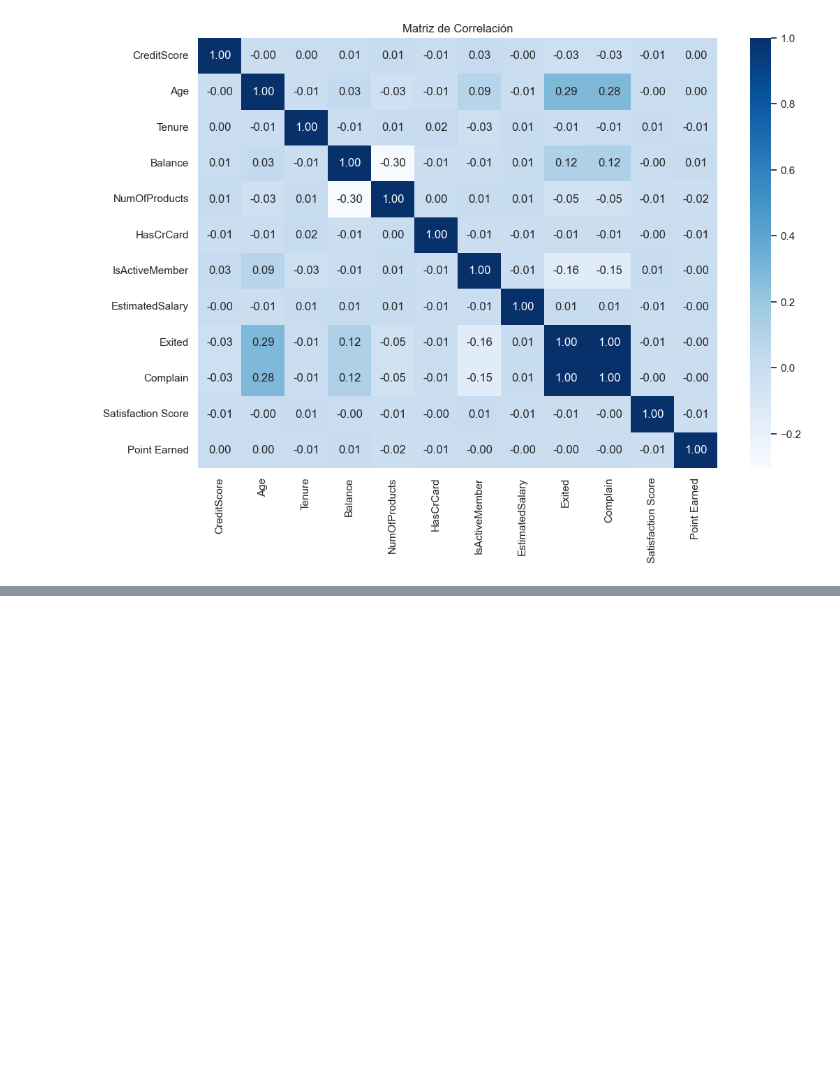
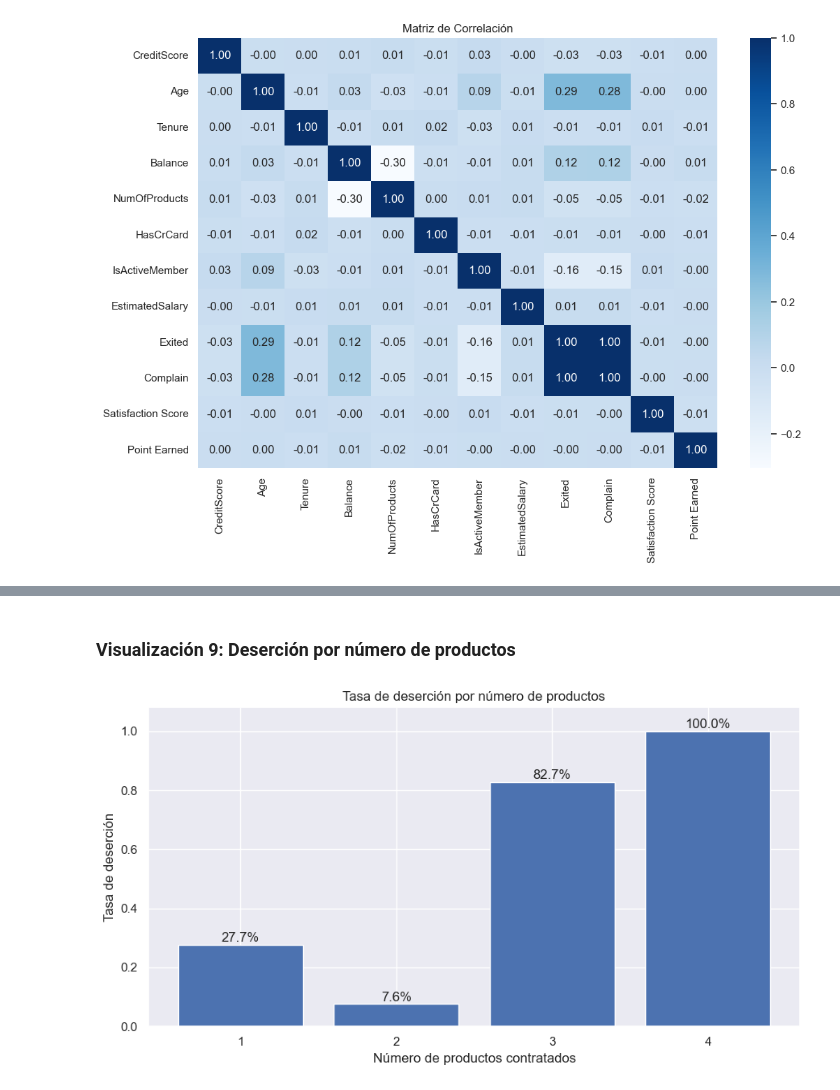
Before and after one commit to vysery98/laboratorio-3, a Jupyter notebook: main.ipynb, the cells around one changed output, grey strips where cells are left out. Cells and saved outputs as stored; diff of their text form; code cells hidden in the pictures; blank space fills up the shorter version.

```diff
--- a/main.ipynb
+++ b/main.ipynb
@@ -175,0 +309,21 @@ plt.show()
+# %% [markdown]
+### Visualización 9: Deserción por número de productos
+# %%
+productos_churn = tasa_churn_por_variable(df_segmentos, "NumOfProducts").sort_values("NumOfProducts")
+
+plt.figure(figsize=(9,5))
+plt.bar(productos_churn["NumOfProducts"].astype(str), productos_churn["Tasa_Churn"])
+
+plt.title("Tasa de deserción por número de productos")
+plt.xlabel("Número de productos contratados")
+plt.ylabel("Tasa de deserción")
+plt.ylim(0, productos_churn["Tasa_Churn"].max() + 0.08)
+
+for i, value in enumerate(productos_churn["Tasa_Churn"]):
+    plt.text(i, value + 0.01, f"{value:.1%}", ha="center")
+
+plt.tight_layout()
+plt.savefig("screenshots/aporte_churn_num_productos.png", dpi=150)
+plt.show()
+# %% [output]
+[figure, added]
```
Also changed, not shown: parts of 16 cells of this notebook, 4 other files.
